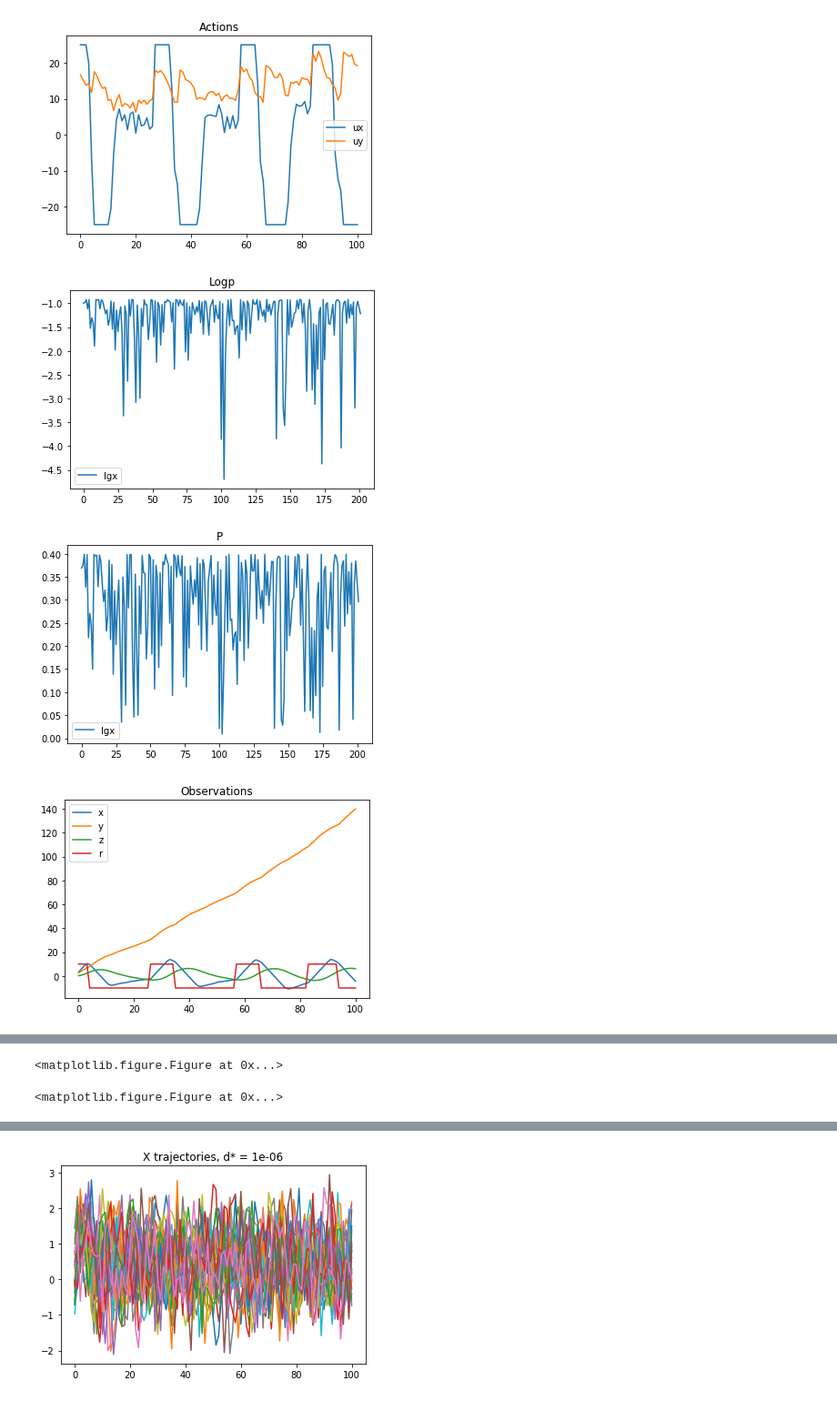
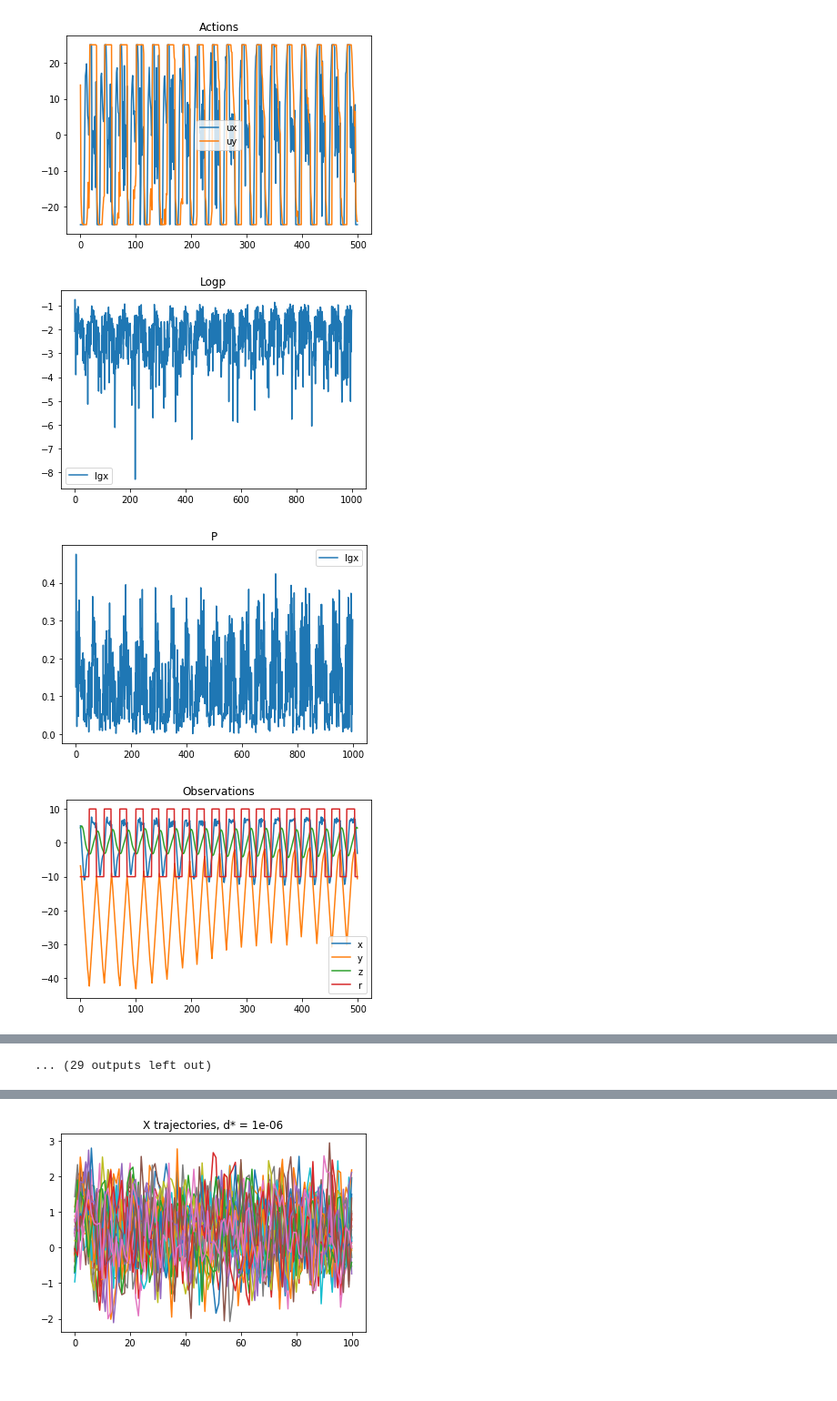
Before and after one commit to sgillen/lorenz, a Jupyter notebook: analyze_sg.ipynb, the cells around one changed output, grey strips where cells are left out. Shown at 91% size. Saved outputs shown, nothing was run; the diff lists cells and outputs as text; code cells hidden in the pictures.

```diff
--- a/analyze_sg.ipynb
+++ b/analyze_sg.ipynb
@@ -54,8 +76,8 @@ fig, ax = smooth_bounded_curve(rewards, window=100)
 # %%
 # %%
 
-ws = ws_list[-3]
-model = model_list[-3]
+ws = ws_list[3]
+model = model_list[3]
 
 plt.plot(ws['raw_rew_hist'], 'ko')
 plt.title('Return')
@@ -106,35 +128,39 @@ def do_rollout(init_point):
     return obs_hist, action_hist, reward_hist, logp_hist.reshape(-1, logp_hist.shape[1])
 # %%
 # X0 = np.array([1, 1,.3])
-X0 = np.random.random(3)
+
+for ws, model in zip(ws_list, model_list):
+    #X0 = np.array([0,0,0])
+    X0 = np.random.uniform(-10,10,3)
 
 
-obs_hist, action_hist, reward_hist, logp_hist = do_rollout(X0)
 
-plt.plot(np.clip(action_hist, -env.action_max, env.action_max))
-plt.title('Actions')
-plt.legend(['ux', 'uy'])
-plt.show(); plt.figure()
+    obs_hist, action_hist, reward_hist, logp_hist = do_rollout(X0)
 
-plt.plot(logp_hist)
-plt.title('Logp')
-plt.legend(['lgx', 'lqy'])
-plt.show(); plt.figure()
+    plt.plot(np.clip(action_hist, -env.action_max, env.action_max))
+    plt.title('Actions')
+    plt.legend(['ux', 'uy'])
+    plt.show(); plt.figure()
 
-plt.plot(np.exp(logp_hist))
-plt.title('P')
-plt.legend(['lgx', 'lqy'])
-plt.show(); plt.figure()
+    plt.plot(logp_hist)
+    plt.title('Logp')
+    plt.legend(['lgx', 'lqy'])
+    plt.show(); plt.figure()
 
-plt.plot(obs_hist)
-plt.title('Observations')
-plt.legend(['x', 'y', 'z', 'r'])
-plt.show(); plt.figure()
+    plt.plot(np.exp(logp_hist))
+    plt.title('P')
+    plt.legend(['lgx', 'lqy'])
+    plt.show(); plt.figure()
 
-plt.plot(reward_hist, 'k')
-plt.show(); plt.figure()
+    plt.plot(obs_hist)
+    plt.title('Observations')
+    plt.legend(['x', 'y', 'z', 'r'])
+    plt.show(); plt.figure()
+
+    plt.plot(reward_hist, 'k')
+    plt.show(); plt.figure()
 # %% [output]
-[figure, old version]
+[figure, new version]
-[figure, old version]
+[figure, new version]
-[figure, old version]
+[figure, new version]
-[figure, old version]
+[figure, new version]
@@ -142,5 +175,4 @@ plt.show(); plt.figure()
-<matplotlib.figure.Figure at 0x...>
+... (29 outputs left out)
-<matplotlib.figure.Figure at 0x...>
 # %%
 obs_arr = np.stack(obs_hist)
 x = obs_arr[:, 0]
```
Also changed, not shown: parts of 5 cells of this notebook, 10 other files.
